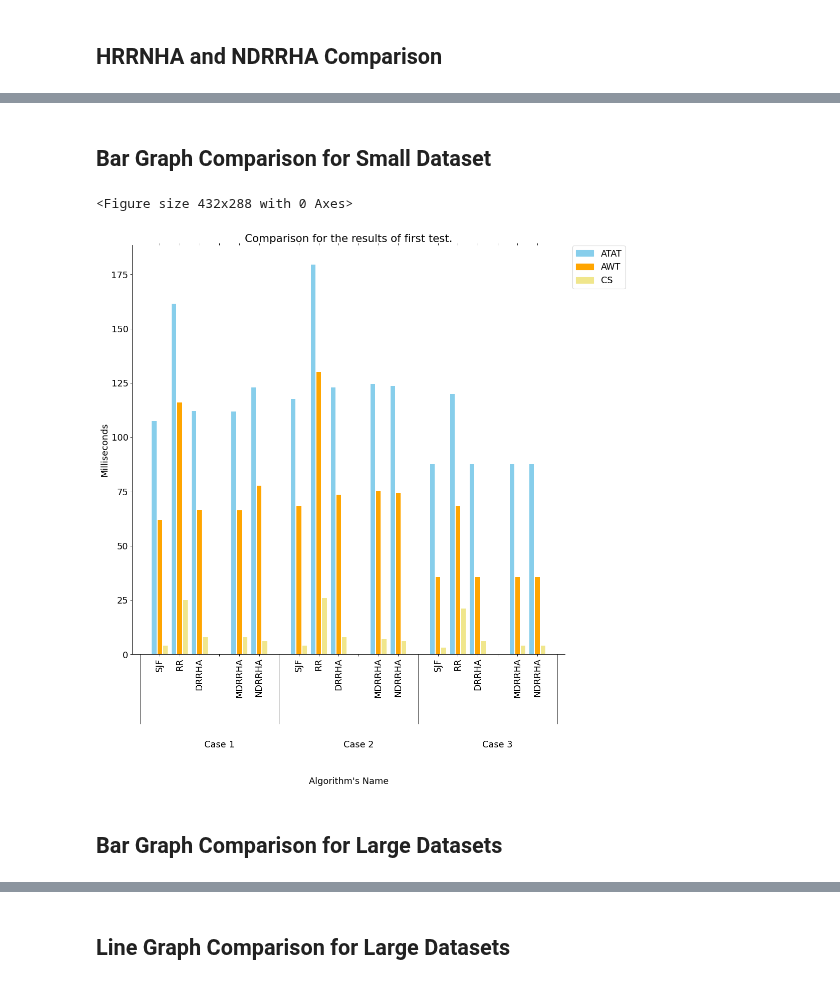
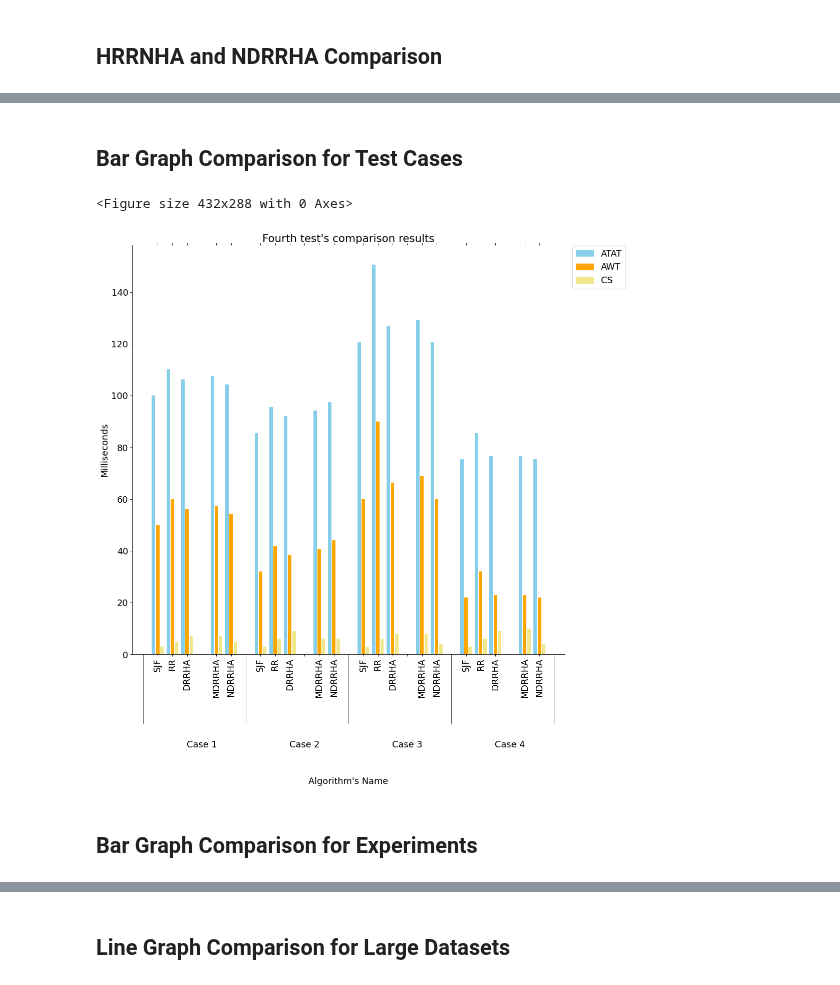
Before and after one commit to Bhaikko/mdrrha, a Jupyter notebook: src/graph_handler.ipynb, the cells around one changed output, grey strips where cells are left out. Cells and saved outputs as stored; diff of their text form; code cells hidden in the pictures.

Commit message:
Graphs for Test and Experiments added

```diff
--- a/src/graph_handler.ipynb
+++ b/src/graph_handler.ipynb
@@ -16,10 +16,19 @@ ALGO_COMPARISONS_ATAT_LINE = 2
 ALGO_COMPARISONS_WT_BAR = 3
 ALGO_COMPARISONS_WT_LINE = 4
 
+# Test Case Path
+# output_filename = "./../data/drrha_4/drrha_4_output.csv"
+
+# Experiment Path
 # output_filename = "./../data/kaggle1/kaggle1_output.csv"
 # output_filename = "./../data/kaggle2/kaggle2_output.csv"
-output_filename = "./../data/random/random_AT_NZ_output.csv"
-# output_filename = "./../data/drrha_2/drrha_2_output.csv"
+
+# Random Dataset Path
+# output_filename = "./../data/random/random_AT_NZ_output.csv"
+output_filename = "./../data/random/random_AT_Z_output.csv"
+
+# HRRNHA NDRRHA Comparison
+# output_filename = "./../data/ndrrha_hrrnha/ndrrha_hrrnha_output.csv"
 # %% [markdown]
 ## HRRNHA and NDRRHA Comparison
 # %%
@@ -34,7 +43,7 @@ dataset = pd.read_csv(
 
 
 dataset = dataset.loc[dataset['name'].isin(['NDRRHA', 'HRRNHA'])]
-dataset = dataset.loc[dataset['#cases'] >= 300]
+# dataset = dataset.loc[dataset['#cases'] >= 300]
 # print(dataset)
 # %%
 # Comparison of mDRRHA with SJF and FCFS
@@ -180,5 +189,5 @@ plt.show()
 # %% [markdown]
-## Bar Graph Comparison for Small Dataset
+## Bar Graph Comparison for Test Cases
 # %%
 # Import Data from CSV file
 dataset = pd.read_csv(
@@ -303,37 +312,37 @@ for index, x_axis in enumerate(X_axis_bars):
     ax.bar(
         x_axis + bar_width / 2 + padding_betweenbars,
         avgNCS_values[current_bar_index],
         bar_width,
         label = 'CS',
         color = nCS_color
     )
 
     current_bar_index += 1
 
 # Configuring Legend
 legend_elements = [
     Patch(facecolor=avgTAT_color, edgecolor=avgTAT_color, label='ATAT'),
     Patch(facecolor=avgWT_color, edgecolor=avgWT_color, label='AWT'),
     # Patch(facecolor=avgRT_color, edgecolor=avgRT_color, label='ART'),
     Patch(facecolor=nCS_color, edgecolor=nCS_color, label='CS')
 ]
 
 ax.legend(
     handles = legend_elements,
     loc = 'upper right',
     bbox_to_anchor=(1.15, 1.01)
 )
 
 plt.xlabel('Algorithm\'s Name', labelpad = 50)
 plt.ylabel('Milliseconds')
-plt.title('Comparison for the results of first test.')
+plt.title('Fourth test\'s comparison results')
 # plt.legend()
 plt.show()
 # %% [output]
 <Figure size 432x288 with 0 Axes>
-[figure, old version]
+[figure, new version]
 # %% [markdown]
-## Bar Graph Comparison for Large Datasets
+## Bar Graph Comparison for Experiments
 # %%
 # Import Data from CSV file
 dataset = pd.read_csv(
```
Also changed, not shown: parts of 3 cells of this notebook, 23 other files.
